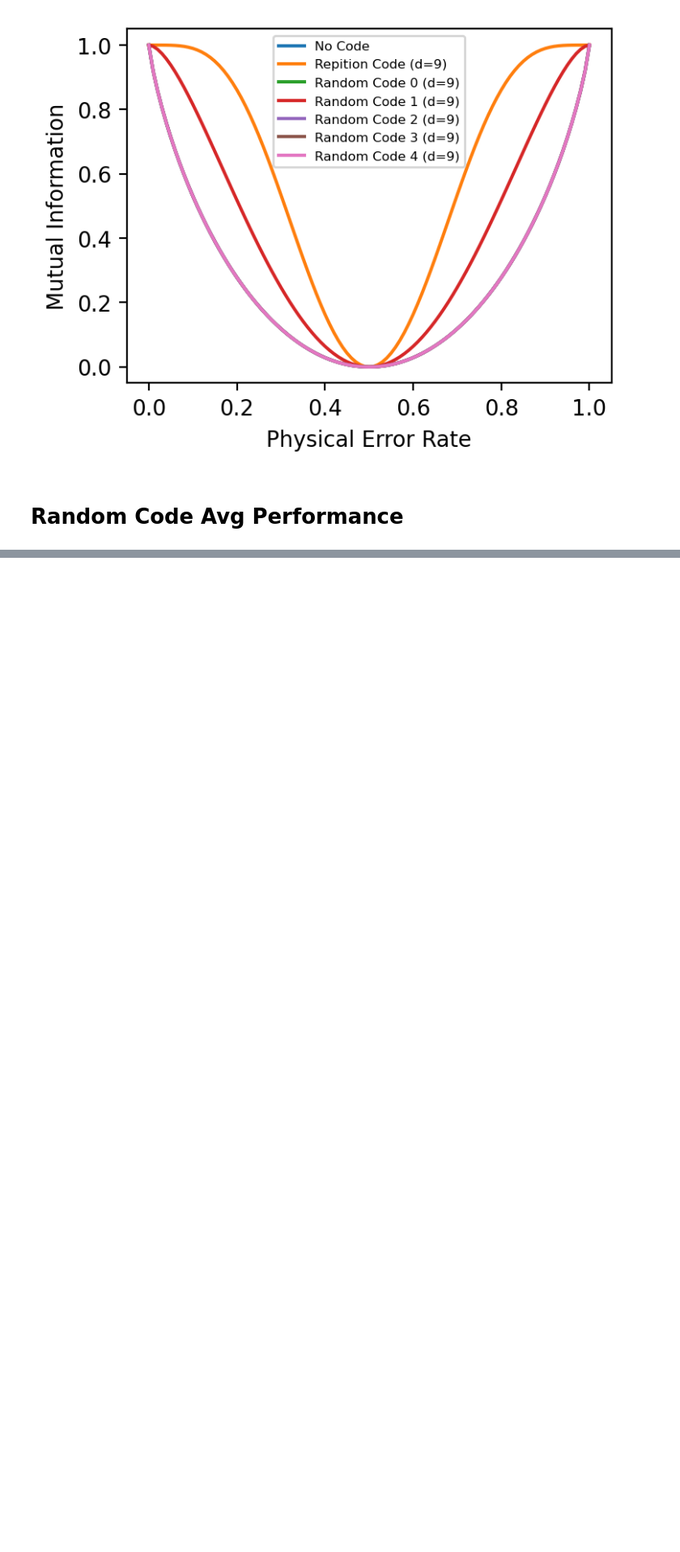
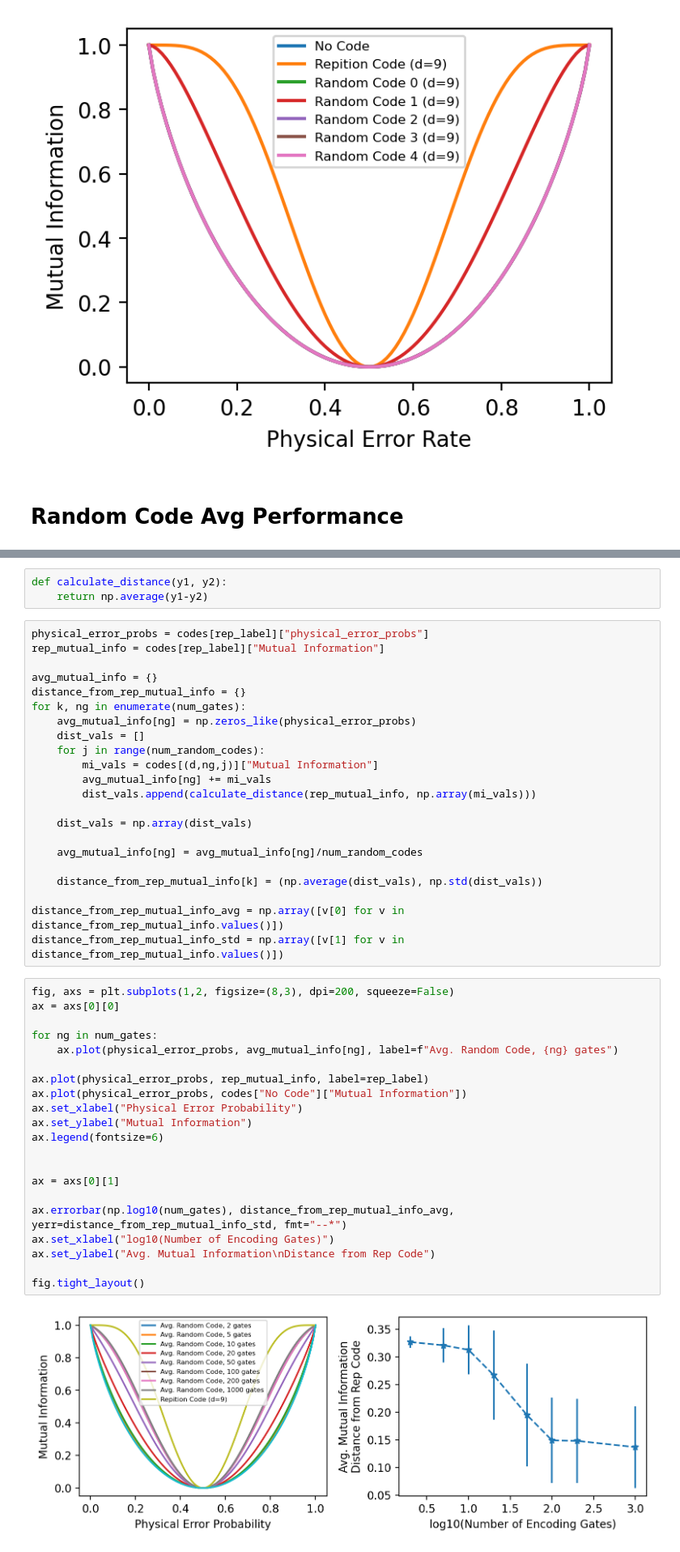
Before and after one commit to snow-apple/random-qec, a Jupyter notebook: mutual_information.ipynb, the cells around one changed output, grey strips where cells are left out. Shown at 81% size. Cells and saved outputs as stored; diff of their text form; blank space fills up the shorter version.

```diff
--- a/mutual_information.ipynb
+++ b/mutual_information.ipynb
@@ -80,0 +109,48 @@ plt.plot(physical_error_probs, avg_mutual_info)
+# %%
+def calculate_distance(y1, y2):
+    return np.average(y1-y2)
+# %%
+physical_error_probs = codes[rep_label]["physical_error_probs"]
+rep_mutual_info = codes[rep_label]["Mutual Information"]
+
+avg_mutual_info = {}
+distance_from_rep_mutual_info = {}
+for k, ng in enumerate(num_gates):
+    avg_mutual_info[ng] = np.zeros_like(physical_error_probs)
+    dist_vals = []
+    for j in range(num_random_codes):
+        mi_vals = codes[(d,ng,j)]["Mutual Information"]
+        avg_mutual_info[ng] += mi_vals
+        dist_vals.append(calculate_distance(rep_mutual_info, np.array(mi_vals)))
+
+    dist_vals = np.array(dist_vals)
+
+    avg_mutual_info[ng] = avg_mutual_info[ng]/num_random_codes
+
+    distance_from_rep_mutual_info[k] = (np.average(dist_vals), np.std(dist_vals))
+
+distance_from_rep_mutual_info_avg = np.array([v[0] for v in distance_from_rep_mutual_info.values()])
+distance_from_rep_mutual_info_std = np.array([v[1] for v in distance_from_rep_mutual_info.values()])
+# %%
+fig, axs = plt.subplots(1,2, figsize=(8,3), dpi=200, squeeze=False)
+ax = axs[0][0]
+
+for ng in num_gates:
+    ax.plot(physical_error_probs, avg_mutual_info[ng], label=f"Avg. Random Code, {ng} gates")
+
+ax.plot(physical_error_probs, rep_mutual_info, label=rep_label)
+ax.plot(physical_error_probs, codes["No Code"]["Mutual Information"])
+ax.set_xlabel("Physical Error Probability")
+ax.set_ylabel("Mutual Information")
+ax.legend(fontsize=6)
+
+
+ax = axs[0][1]
+
+ax.errorbar(np.log10(num_gates), distance_from_rep_mutual_info_avg, yerr=distance_from_rep_mutual_info_std, fmt="--*")
+ax.set_xlabel("log10(Number of Encoding Gates)")
+ax.set_ylabel("Avg. Mutual Information\nDistance from Rep Code")
+
+fig.tight_layout()
+# %% [output]
+[figure, added]
```
Also changed, not shown: parts of 5 cells of this notebook, 1 other file.
